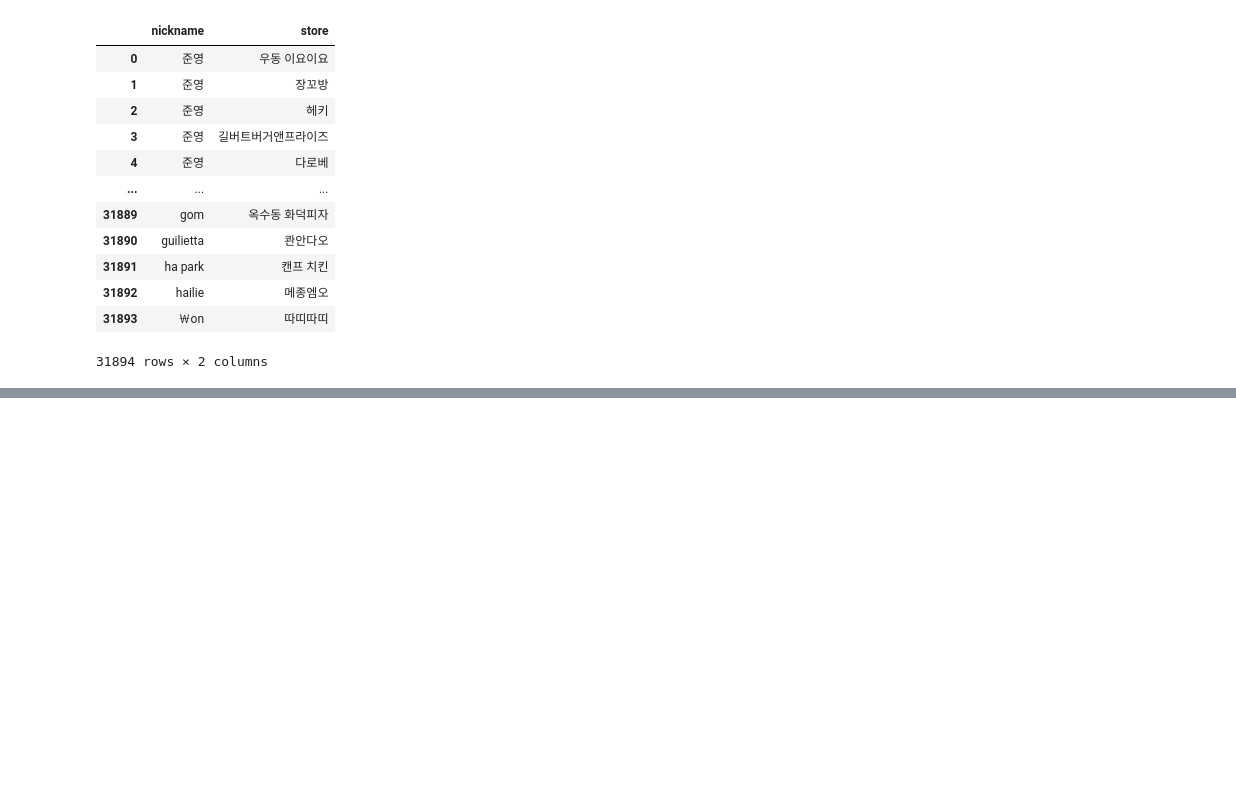
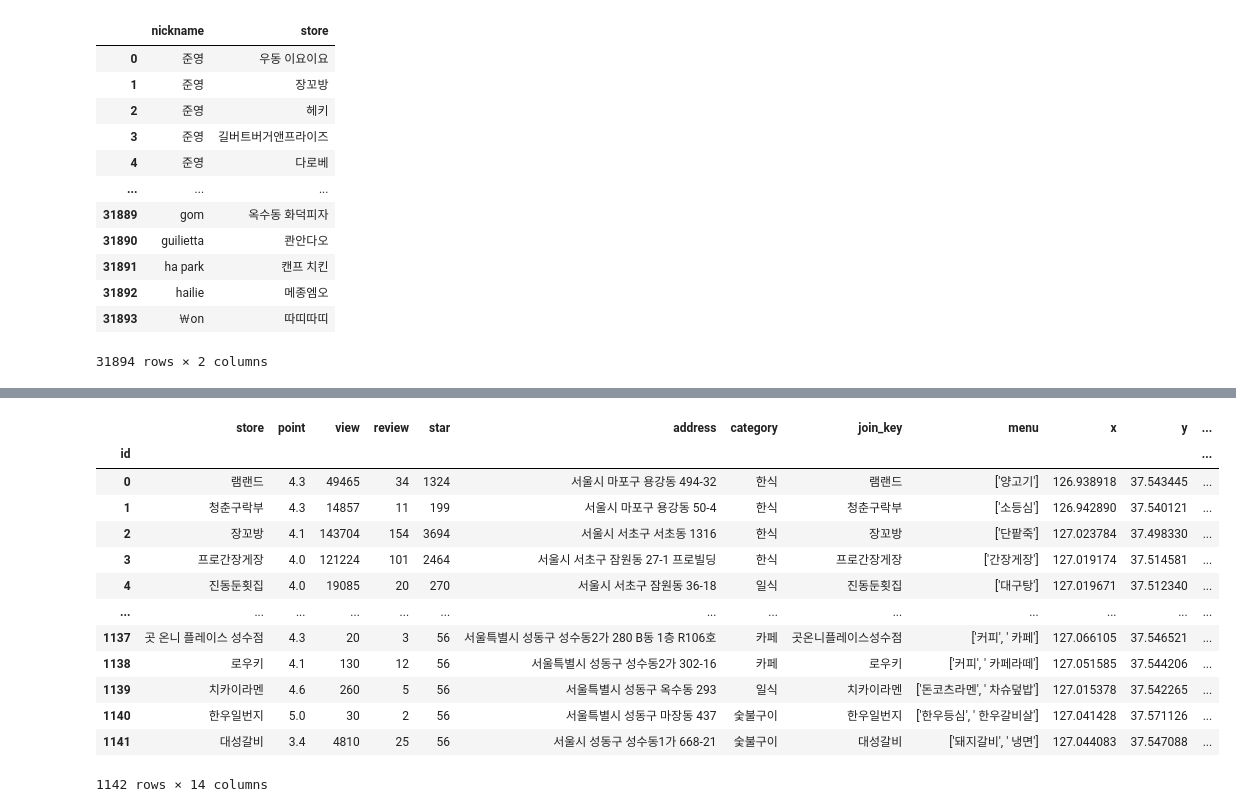
Before and after one commit to zzupzzup/Back, a Jupyter notebook: afsaf.ipynb, the cells around one changed output, grey strips where cells are left out. Drawn from its saved outputs; the diff is of its cells as text; code cells hidden in the pictures; blank space fills up the shorter version.

```diff
--- a/afsaf.ipynb
+++ b/afsaf.ipynb
@@ -641,0 +742,4 @@ test13.to_csv('/Users/hwangjaesung/Downloads/mango_user_04261723.csv', index = T
+# %%
+import pandas as pd
+test20 = pd.read_csv('/Users/hwangjaesung/Downloads/store_url.csv', index_col=0)
+test20
@@ -641,0 +760,2 @@ test13.to_csv('/Users/hwangjaesung/Downloads/mango_user_04261723.csv', index = T
+# %%
+url_list = test20['img_url']
@@ -641,0 +795,18 @@ test13.to_csv('/Users/hwangjaesung/Downloads/mango_user_04261723.csv', index = T
+# %%
+test21['img_url'] = url_list
+test21
+# %% [output]
+|  | store | point | view | review | star | address | category | join_key | menu | x | y | ... |
+| id |  |  |  |  |  |  |  |  |  |  |  | ... |
+| 0 | 램랜드 | 4.3 | 49465 | 34 | 1324 | 서울시 마포구 용강동 494-32 | 한식 | 램랜드 | ['양고기'] | 126.938918 | 37.543445 | ... |
+| 1 | 청춘구락부 | 4.3 | 14857 | 11 | 199 | 서울시 마포구 용강동 50-4 | 한식 | 청춘구락부 | ['소등심'] | 126.942890 | 37.540121 | ... |
+| 2 | 장꼬방 | 4.1 | 143704 | 154 | 3694 | 서울시 서초구 서초동 1316 | 한식 | 장꼬방 | ['단팥죽'] | 127.023784 | 37.498330 | ... |
+| 3 | 프로간장게장 | 4.0 | 121224 | 101 | 2464 | 서울시 서초구 잠원동 27-1 프로빌딩 | 한식 | 프로간장게장 | ['간장게장'] | 127.019174 | 37.514581 | ... |
+| 4 | 진동둔횟집 | 4.0 | 19085 | 20 | 270 | 서울시 서초구 잠원동 36-18 | 일식 | 진동둔횟집 | ['대구탕'] | 127.019671 | 37.512340 | ... |
+| ... | ... | ... | ... | ... | ... | ... | ... | ... | ... | ... | ... | ... |
+| 1137 | 곳 온니 플레이스 성수점 | 4.3 | 20 | 3 | 56 | 서울특별시 성동구 성수동2가 280 B동 1층 R106호 | 카페 | 곳온니플레이스성수점 | ['커피', ' 카페'] | 127.066105 | 37.546521 | ... |
+| 1138 | 로우키 | 4.1 | 130 | 12 | 56 | 서울특별시 성동구 성수동2가 302-16 | 카페 | 로우키 | ['커피', ' 카페라떼'] | 127.051585 | 37.544206 | ... |
+| 1139 | 치카이라멘 | 4.6 | 260 | 5 | 56 | 서울특별시 성동구 옥수동 293 | 일식 | 치카이라멘 | ['돈코츠라멘', ' 차슈덮밥'] | 127.015378 | 37.542265 | ... |
+| 1140 | 한우일번지 | 5.0 | 30 | 2 | 56 | 서울특별시 성동구 마장동 437 | 숯불구이 | 한우일번지 | ['한우등심', ' 한우갈비살'] | 127.041428 | 37.571126 | ... |
+| 1141 | 대성갈비 | 3.4 | 4810 | 25 | 56 | 서울시 성동구 성수동1가 668-21 | 숯불구이 | 대성갈비 | ['돼지갈비', ' 냉면'] | 127.044083 | 37.547088 | ... |
+1142 rows × 14 columns
```
Also changed, not shown: parts of 21 cells of this notebook, 7 other files.
